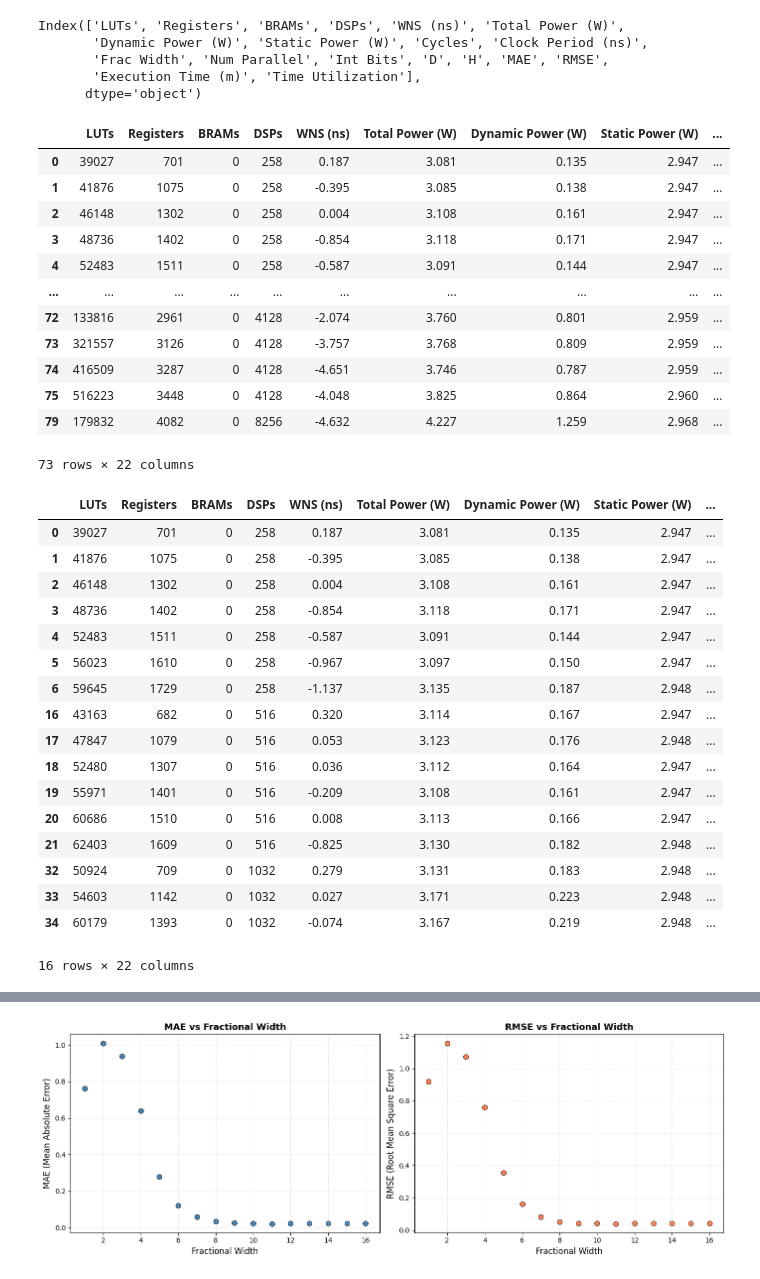
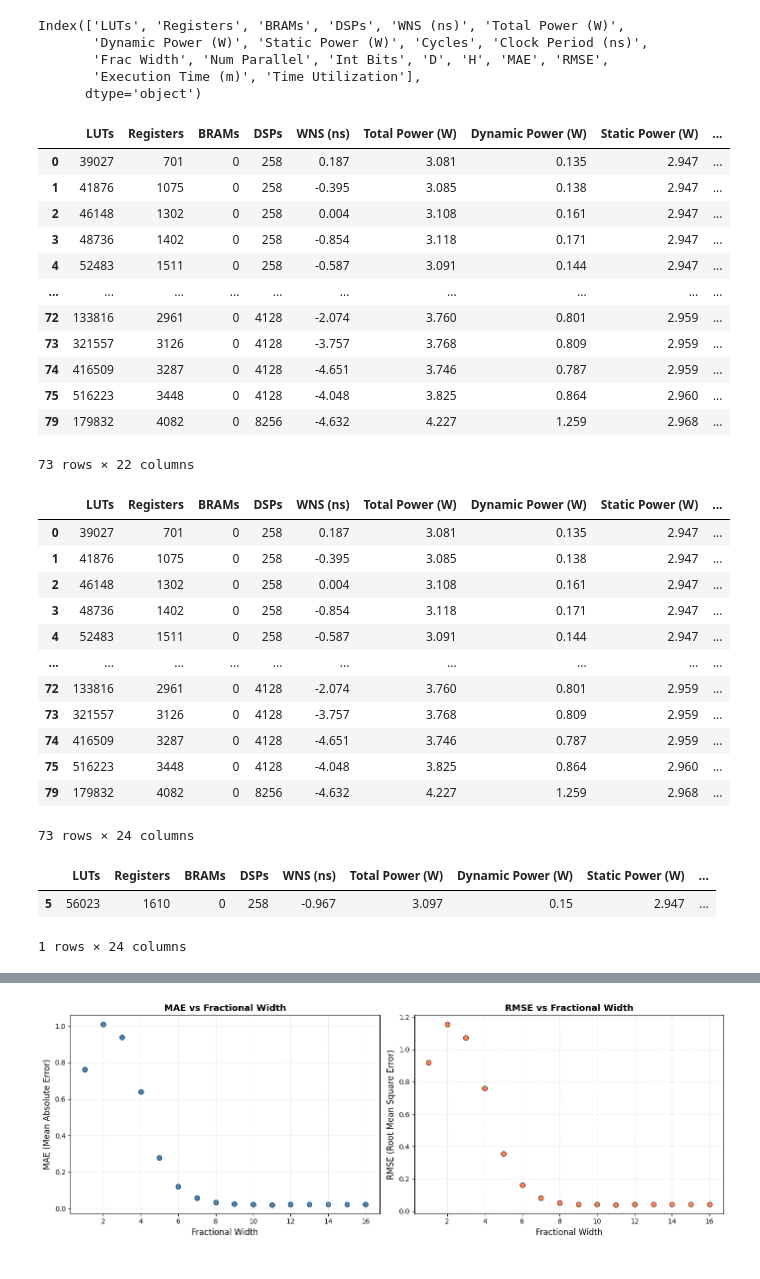
Before and after one commit to thesixtium/gru-hardware-implementation-and-optimization, a Jupyter notebook: optimizedImplementation/stats.ipynb, the cells around one changed output, grey strips where cells are left out. Drawn from its saved outputs; the diff is of its cells as text; code cells hidden in the pictures.

```diff
--- a/optimizedImplementation/stats.ipynb
+++ b/optimizedImplementation/stats.ipynb
@@ -43,7 +43,24 @@ luts = slices * lut_per_slice
 registers = slices * registers_per_slice
 dsps = 240
 
-df["Average Utilization"] = ( ( df["LUTs"] / luts ) + ( df["Registers"] / registers ) + ( df["DSPs"] / dsps ) ) / 3
+df["LUT Utilization"] = ( df["LUTs"] / luts )
+df["Register Utilization"] = ( df["Registers"] / registers )
+df["Average Utilization"] = ( df["Register Utilization"] + df["LUT Utilization"] ) / 2
+df
+# %% [output]
+|  | LUTs | Registers | BRAMs | DSPs | WNS (ns) | Total Power (W) | Dynamic Power (W) | Static Power (W) | ... |
+| 0 | 39027 | 701 | 0 | 258 | 0.187 | 3.081 | 0.135 | 2.947 | ... |
+| 1 | 41876 | 1075 | 0 | 258 | -0.395 | 3.085 | 0.138 | 2.947 | ... |
+| 2 | 46148 | 1302 | 0 | 258 | 0.004 | 3.108 | 0.161 | 2.947 | ... |
+| 3 | 48736 | 1402 | 0 | 258 | -0.854 | 3.118 | 0.171 | 2.947 | ... |
+| 4 | 52483 | 1511 | 0 | 258 | -0.587 | 3.091 | 0.144 | 2.947 | ... |
+| ... | ... | ... | ... | ... | ... | ... | ... | ... | ... |
+| 72 | 133816 | 2961 | 0 | 4128 | -2.074 | 3.760 | 0.801 | 2.959 | ... |
+| 73 | 321557 | 3126 | 0 | 4128 | -3.757 | 3.768 | 0.809 | 2.959 | ... |
+| 74 | 416509 | 3287 | 0 | 4128 | -4.651 | 3.746 | 0.787 | 2.959 | ... |
+| 75 | 516223 | 3448 | 0 | 4128 | -4.048 | 3.825 | 0.864 | 2.960 | ... |
+| 79 | 179832 | 4082 | 0 | 8256 | -4.632 | 4.227 | 1.259 | 2.968 | ... |
+73 rows × 22 columns
 # %%
 signal_period = 1000000 / 30
 df["Clock Period Utilization"] = ( ( df["Clock Period (ns)"] - df["WNS (ns)"]) / df["Clock Period (ns)"] ) * 100
@@ -79,25 +96,10 @@ df
 | 74 | 416509 | 3287 | 0 | 4128 | -4.651 | 3.746 | 0.787 | 2.959 | ... |
 | 75 | 516223 | 3448 | 0 | 4128 | -4.048 | 3.825 | 0.864 | 2.960 | ... |
 | 79 | 179832 | 4082 | 0 | 8256 | -4.632 | 4.227 | 1.259 | 2.968 | ... |
-73 rows × 22 columns
+73 rows × 24 columns
 # %%
-df[(df["Frac Width"] <= 7) & (df["LUTs"] <= 63400)]
+df[(df["Frac Width"] == 6) & (df["Num Parallel"] == 1)]
 # %% [output]
 |  | LUTs | Registers | BRAMs | DSPs | WNS (ns) | Total Power (W) | Dynamic Power (W) | Static Power (W) | ... |
-| 0 | 39027 | 701 | 0 | 258 | 0.187 | 3.081 | 0.135 | 2.947 | ... |
-| 1 | 41876 | 1075 | 0 | 258 | -0.395 | 3.085 | 0.138 | 2.947 | ... |
-| 2 | 46148 | 1302 | 0 | 258 | 0.004 | 3.108 | 0.161 | 2.947 | ... |
-| 3 | 48736 | 1402 | 0 | 258 | -0.854 | 3.118 | 0.171 | 2.947 | ... |
-| 4 | 52483 | 1511 | 0 | 258 | -0.587 | 3.091 | 0.144 | 2.947 | ... |
-| 5 | 56023 | 1610 | 0 | 258 | -0.967 | 3.097 | 0.150 | 2.947 | ... |
-| 6 | 59645 | 1729 | 0 | 258 | -1.137 | 3.135 | 0.187 | 2.948 | ... |
-| 16 | 43163 | 682 | 0 | 516 | 0.320 | 3.114 | 0.167 | 2.947 | ... |
-| 17 | 47847 | 1079 | 0 | 516 | 0.053 | 3.123 | 0.176 | 2.948 | ... |
-| 18 | 52480 | 1307 | 0 | 516 | 0.036 | 3.112 | 0.164 | 2.947 | ... |
-| 19 | 55971 | 1401 | 0 | 516 | -0.209 | 3.108 | 0.161 | 2.947 | ... |
-| 20 | 60686 | 1510 | 0 | 516 | 0.008 | 3.113 | 0.166 | 2.947 | ... |
-| 21 | 62403 | 1609 | 0 | 516 | -0.825 | 3.130 | 0.182 | 2.948 | ... |
-| 32 | 50924 | 709 | 0 | 1032 | 0.279 | 3.131 | 0.183 | 2.948 | ... |
-| 33 | 54603 | 1142 | 0 | 1032 | 0.027 | 3.171 | 0.223 | 2.948 | ... |
-| 34 | 60179 | 1393 | 0 | 1032 | -0.074 | 3.167 | 0.219 | 2.948 | ... |
+| 5 | 56023 | 1610 | 0 | 258 | -0.967 | 3.097 | 0.15 | 2.947 | ... |
-16 rows × 22 columns
+1 rows × 24 columns
```
Also changed, not shown: parts of 13 cells of this notebook, 34 other files.
